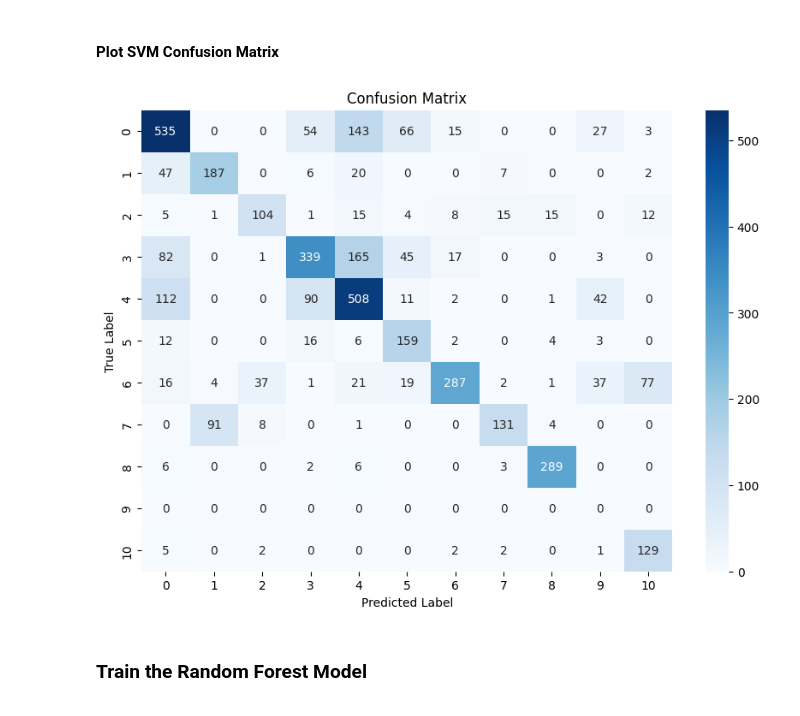
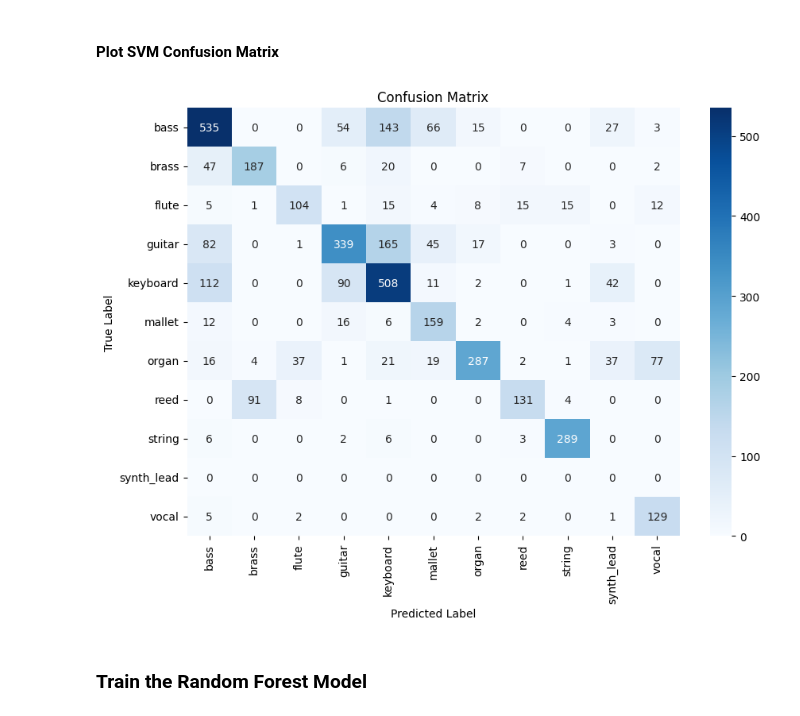
Before and after one commit to jwliao1209/Musical-Note-Classification, a Jupyter notebook: data_analysis/train_ml_model_w_signal_feature.ipynb, the cells around one changed output. Drawn from its saved outputs; the diff is of its cells as text; code cells hidden in the pictures.

```diff
--- a/data_analysis/train_ml_model_w_signal_feature.ipynb
+++ b/data_analysis/train_ml_model_w_signal_feature.ipynb
@@ -70,13 +74,13 @@ Top-3 Accuracy: 86.25%
 # %%
 cm = confusion_matrix(y_test, y_pred)
 plt.figure(figsize=(10, 7))
-sns.heatmap(cm, annot=True, fmt='d', cmap='Blues', xticklabels=KNOWN_CLASSES, yticklabels=KNOWN_CLASSES)
+sns.heatmap(cm, annot=True, fmt='d', cmap='Blues', xticklabels=KNOWN_LABELS, yticklabels=KNOWN_LABELS)
 plt.xlabel('Predicted Label')
 plt.ylabel('True Label')
 plt.title('Confusion Matrix')
 plt.savefig(os.path.join(RESULT_DIR, 'svm_confusion_matrix.png'))
 # %% [output]
-[figure, old version]
+[figure, new version]
 # %% [markdown]
 ### Train the Random Forest Model
 # %%
```
Also changed, not shown: parts of 12 cells of this notebook, 29 other files.
